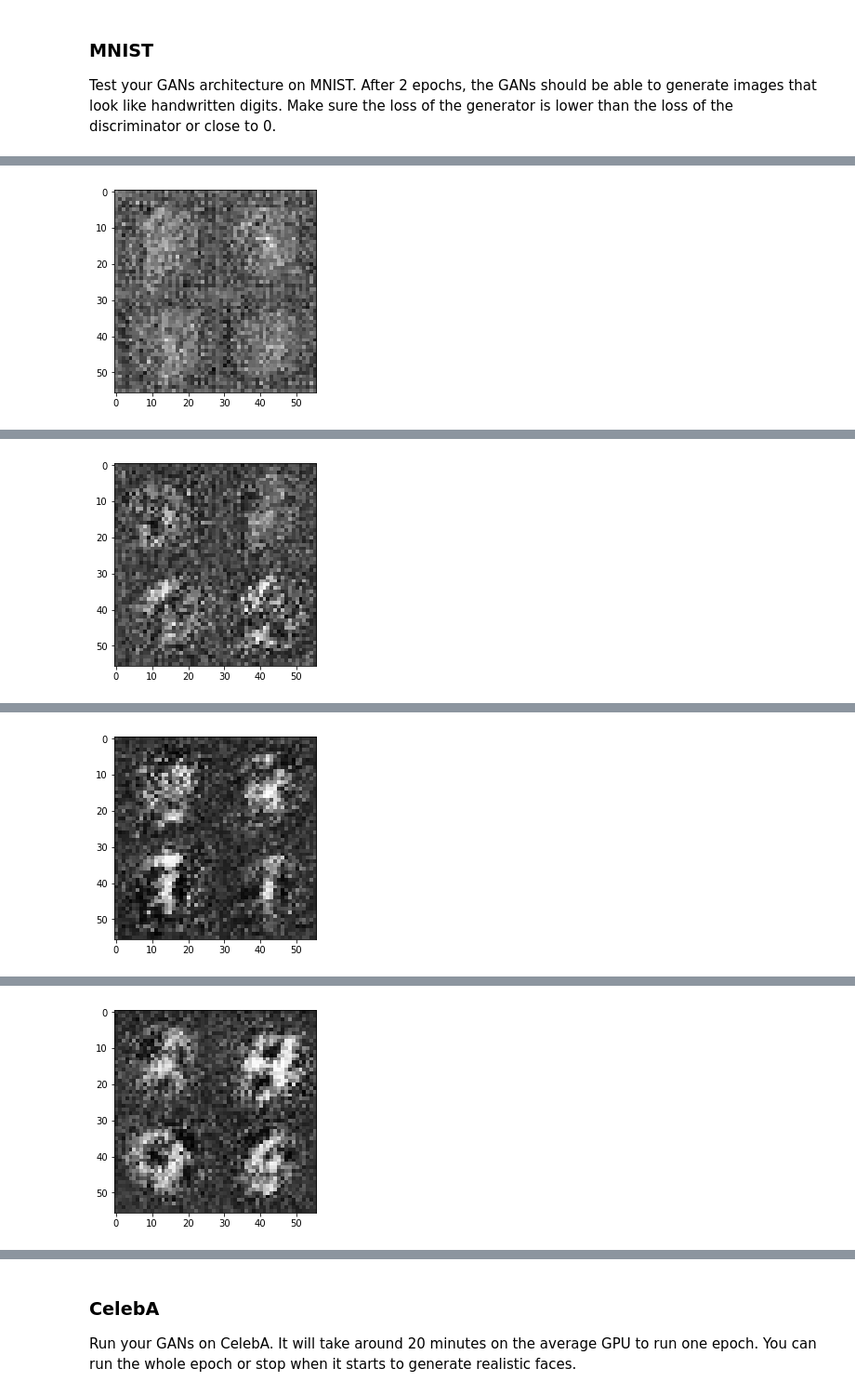
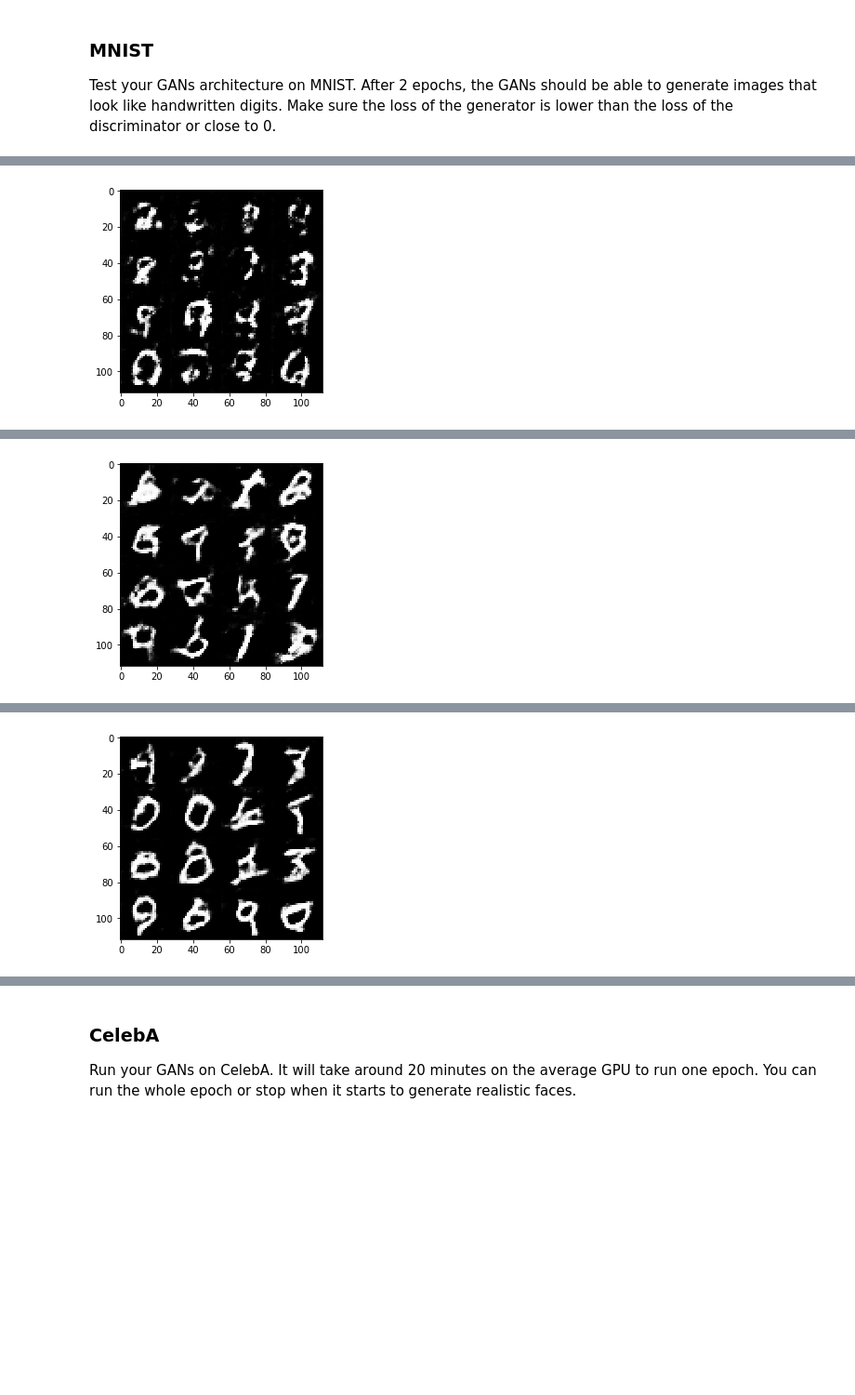
Before and after one commit to mediaProduct2017/face-generation-GAN, a Jupyter notebook: dlnd_face_generation.ipynb, the cells around one changed output, grey strips where cells are left out. Shown at 93% size. Saved outputs shown, nothing was run; the diff lists cells and outputs as text; code cells hidden in the pictures; blank space fills up the shorter version.

Commit message:
refactor: Improve the model

```diff
--- a/dlnd_face_generation.ipynb
+++ b/dlnd_face_generation.ipynb
@@ -144,14 +143,14 @@ def discriminator(images, reuse=False):
     with tf.variable_scope('discriminator', reuse=reuse):
         alpha = 0.2
         # Input layer is 28x28x3
-        x1 = tf.layers.conv2d(images, 16, 5, strides=2, padding='same')
+        x1 = tf.layers.conv2d(images, 32, 5, strides=2, padding='same')
         relu1 = tf.maximum(alpha * x1, x1)
-        # 14x14x16
+        # 14x14x
 
-        x2 = tf.layers.conv2d(relu1, 32, 5, strides=2, padding='same')
+        x2 = tf.layers.conv2d(relu1, 64, 5, strides=2, padding='same')
         bn2 = tf.layers.batch_normalization(x2, training=True)
         relu2 = tf.maximum(alpha * bn2, bn2)
-        # 7x7x32
+        # 7x7x
 
         # x3 = tf.layers.conv2d(relu2, 256, 5, strides=2, padding='same')
         # bn3 = tf.layers.batch_normalization(x3, training=True)
@@ -159,7 +158,7 @@ def discriminator(images, reuse=False):
         # 4x4x256
 
         # Flatten it
-        flat = tf.reshape(relu2, (-1, 7*7*32))
+        flat = tf.reshape(relu2, (-1, 7*7*64))
         logits = tf.layers.dense(flat, 1)
         out = tf.sigmoid(logits)
 
@@ -241,7 +239,7 @@ def model_loss(input_real, input_z, out_channel_dim):
     d_model_fake, d_logits_fake = discriminator(g_model, reuse=True)
 
     d_loss_real = tf.reduce_mean(
-        tf.nn.sigmoid_cross_entropy_with_logits(logits=d_logits_real, labels=tf.ones_like(d_model_real)))
+        tf.nn.sigmoid_cross_entropy_with_logits(logits=d_logits_real, labels=tf.ones_like(d_model_real)*0.9))
     d_loss_fake = tf.reduce_mean(
         tf.nn.sigmoid_cross_entropy_with_logits(logits=d_logits_fake, labels=tf.zeros_like(d_model_fake)))
     g_loss = tf.reduce_mean(
@@ -348,6 +346,7 @@ def train(epoch_count, batch_size, z_dim, learning_rate, beta1, get_batches, dat
 
     # input_real, input_z = model_inputs(*data_shape, z_dim)
     # print(data_shape)
+
     input_real, input_z, lr = model_inputs(data_shape[1], data_shape[2], data_shape[3], z_dim)
 
     d_loss, g_loss = model_loss(input_real, input_z, data_shape[3])
@@ -366,6 +365,7 @@ def train(epoch_count, batch_size, z_dim, learning_rate, beta1, get_batches, dat
             for batch_images in get_batches(batch_size):
                 # TODO: Train Model
                 steps += 1
+                batch_images = batch_images*2
 
                 # Sample random noise
                 batch_z = np.random.uniform(-1, 1, size=(batch_size, z_dim))
@@ -373,8 +373,9 @@ def train(epoch_count, batch_size, z_dim, learning_rate, beta1, get_batches, dat
                 # Run optimizers
                 _ = sess.run(d_opt, feed_dict={input_real: batch_images, input_z: batch_z, lr: learning_rate})
                 _ = sess.run(g_opt, feed_dict={input_z: batch_z, input_real: batch_images, lr: learning_rate})
+                _ = sess.run(g_opt, feed_dict={input_z: batch_z, input_real: batch_images, lr: learning_rate})
 
-                print_every = 10
+                print_every = 100
                 if steps % print_every == 0:
                     # At the end of each epoch, get the losses and print them out
                     train_loss_d = d_loss.eval({input_z: batch_z, input_real: batch_images})
@@ -387,8 +388,8 @@ def train(epoch_count, batch_size, z_dim, learning_rate, beta1, get_batches, dat
                     # Save losses to view after training
                     # losses.append((train_loss_d, train_loss_g))
 
-                show_every = 100
-                n_images = 4
+                show_every = 500
+                n_images = 16
                 if steps % show_every == 0:
                     show_generator_output(sess, n_images, input_z, data_shape[3], data_image_mode)
                     # samples.append(gen_samples)
@@ -396,7 +397,7 @@ def train(epoch_count, batch_size, z_dim, learning_rate, beta1, get_batches, dat
 ### MNIST
 Test your GANs architecture on MNIST.  After 2 epochs, the GANs should be able to generate images that look like handwritten digits.  Make sure the loss of the generator is lower than the loss of the discriminator or close to 0.
 # %%
-batch_size = 256
+batch_size = 64
 z_dim = 100
 learning_rate = 0.0002
 beta1 = 0.5
@@ -425 +421 @@ Epoch 1/2... Discriminator Loss: 2.5438... Generator Loss: 0.3247
-[figure, old version]
+[figure, new version]
@@ -436 +427 @@ Epoch 1/2... Discriminator Loss: 1.8869... Generator Loss: 0.4707
-[figure, old version]
+[figure, new version]
@@ -447 +433 @@ Epoch 2/2... Discriminator Loss: 1.6688... Generator Loss: 0.5786
-[figure, old version]
+[figure, new version]
@@ -458 +436,0 @@ Epoch 2/2... Discriminator Loss: 1.4866... Generator Loss: 0.6431
-[figure, removed]
```
Also changed, not shown: parts of 4 cells of this notebook, 1 other file.
